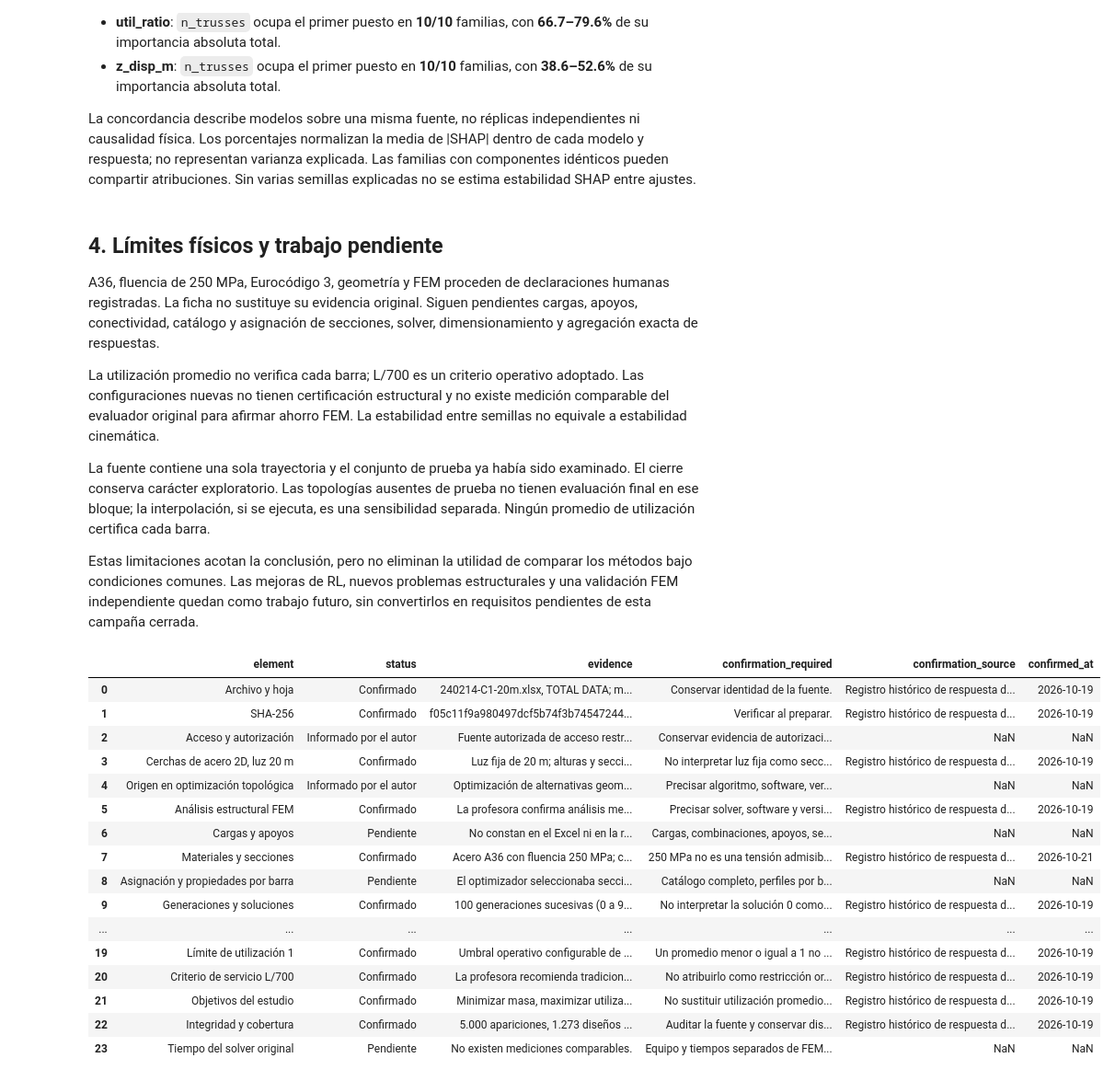
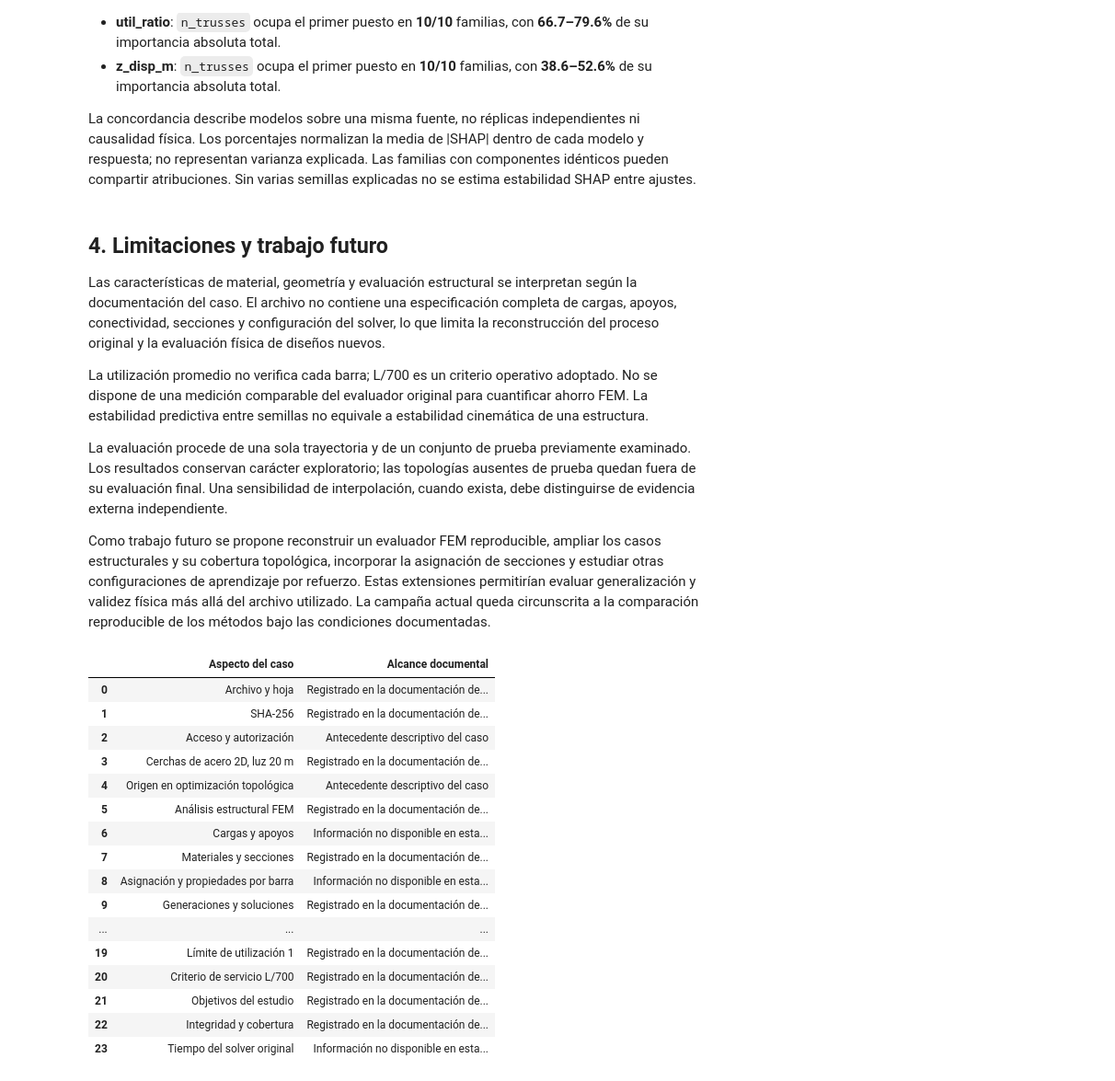
Before and after one commit to cezartdev/proyecto_de_titulo, a Jupyter notebook: notebooks/04_conclusiones.ipynb, the cells around one changed output. Shown at 92% size. Drawn from its saved outputs; the diff is of its cells as text; code cells hidden in the pictures.

```diff
--- a/notebooks/04_conclusiones.ipynb
+++ b/notebooks/04_conclusiones.ipynb
@@ -230,33 +230,34 @@ En la semilla representativa **42**, excluyendo el modelo constante:
 
 La concordancia describe modelos sobre una misma fuente, no réplicas independientes ni causalidad física. Los porcentajes normalizan la media de |SHAP| dentro de cada modelo y respuesta; no representan varianza explicada. Las familias con componentes idénticos pueden compartir atribuciones. Sin varias semillas explicadas no se estima estabilidad SHAP entre ajustes.
 # %% [markdown]
-## 4. Límites físicos y trabajo pendiente
+## 4. Limitaciones y trabajo futuro
 
-A36, fluencia de 250 MPa, Eurocódigo 3, geometría y FEM proceden de declaraciones humanas registradas. La ficha no sustituye su evidencia original. Siguen pendientes cargas, apoyos, conectividad, catálogo y asignación de secciones, solver, dimensionamiento y agregación exacta de respuestas.
+Las características de material, geometría y evaluación estructural se interpretan según la documentación del caso. El archivo no contiene una especificación completa de cargas, apoyos, conectividad, secciones y configuración del solver, lo que limita la reconstrucción del proceso original y la evaluación física de diseños nuevos.
 
-La utilización promedio no verifica cada barra; L/700 es un criterio operativo adoptado. Las configuraciones nuevas no tienen certificación estructural y no existe medición comparable del evaluador original para afirmar ahorro FEM. La estabilidad entre semillas no equivale a estabilidad cinemática.
+La utilización promedio no verifica cada barra; L/700 es un criterio operativo adoptado. No se dispone de una medición comparable del evaluador original para cuantificar ahorro FEM. La estabilidad predictiva entre semillas no equivale a estabilidad cinemática de una estructura.
 
-La fuente contiene una sola trayectoria y el conjunto de prueba ya había sido examinado. El cierre conserva carácter exploratorio. Las topologías ausentes de prueba no tienen evaluación final en ese bloque; la interpolación, si se ejecuta, es una sensibilidad separada. Ningún promedio de utilización certifica cada barra.
+La evaluación procede de una sola trayectoria y de un conjunto de prueba previamente examinado. Los resultados conservan carácter exploratorio; las topologías ausentes de prueba quedan fuera de su evaluación final. Una sensibilidad de interpolación, cuando exista, debe distinguirse de evidencia externa independiente.
 
-Estas limitaciones acotan la conclusión, pero no eliminan la utilidad de comparar los métodos bajo condiciones comunes. Las mejoras de RL, nuevos problemas estructurales y una validación FEM independiente quedan como trabajo futuro, sin convertirlos en requisitos pendientes de esta campaña cerrada.
+Como trabajo futuro se propone reconstruir un evaluador FEM reproducible, ampliar los casos estructurales y su cobertura topológica, incorporar la asignación de secciones y estudiar otras configuraciones de aprendizaje por refuerzo. Estas extensiones permitirían evaluar generalización y validez física más allá del archivo utilizado. La campaña actual queda circunscrita a la comparación reproducible de los métodos bajo las condiciones documentadas.
 # %%
-display(pd.read_csv(REPORT_DIR / "physical_provenance.csv"))
-display(Markdown((REPORT_DIR / "RESULTS.md").read_text(encoding="utf-8")))
+from truss_research.evaluacion.lectura_resultados import physical_scope_table
+
+display(physical_scope_table(REPORT_DIR))
 # %% [output]
-|  | element | status | evidence | confirmation_required | confirmation_source | confirmed_at |
-| 0 | Archivo y hoja | Confirmado | 240214-C1-20m.xlsx, TOTAL DATA; m... | Conservar identidad de la fuente. | Registro histórico de respuesta d... | 2026-10-19 |
-| 1 | SHA-256 | Confirmado | f05c11f9a980497dcf5b74f3b74547244... | Verificar al preparar. | Registro histórico de respuesta d... | 2026-10-19 |
-| 2 | Acceso y autorización | Informado por el autor | Fuente autorizada de acceso restr... | Conservar evidencia de autorizaci... | NaN | NaN |
-| 3 | Cerchas de acero 2D, luz 20 m | Confirmado | Luz fija de 20 m; alturas y secci... | No interpretar luz fija como secc... | Registro histórico de respuesta d... | 2026-10-19 |
-| 4 | Origen en optimización topológica | Informado por el autor | Optimización de alternativas geom... | Precisar algoritmo, software, ver... | NaN | NaN |
-| 5 | Análisis estructural FEM | Confirmado | La profesora confirma análisis me... | Precisar solver, software y versi... | Registro histórico de respuesta d... | 2026-10-19 |
-| 6 | Cargas y apoyos | Pendiente | No constan en el Excel ni en la r... | Cargas, combinaciones, apoyos, se... | NaN | NaN |
-| 7 | Materiales y secciones | Confirmado | Acero A36 con fluencia 250 MPa; c... | 250 MPa no es una tensión admisib... | Registro histórico de respuesta d... | 2026-10-21 |
-| 8 | Asignación y propiedades por barra | Pendiente | El optimizador seleccionaba secci... | Catálogo completo, perfiles por b... | NaN | NaN |
-| 9 | Generaciones y soluciones | Confirmado | 100 generaciones sucesivas (0 a 9... | No interpretar la solución 0 como... | Registro histórico de respuesta d... | 2026-10-19 |
-| ... | ... | ... | ... | ... | ... | ... |
-| 19 | Límite de utilización 1 | Confirmado | Umbral operativo configurable de ... | Un promedio menor o igual a 1 no ... | Registro histórico de respuesta d... | 2026-10-19 |
-| 20 | Criterio de servicio L/700 | Confirmado | La profesora recomienda tradicion... | No atribuirlo como restricción or... | Registro histórico de respuesta d... | 2026-10-19 |
-| 21 | Objetivos del estudio | Confirmado | Minimizar masa, maximizar utiliza... | No sustituir utilización promedio... | Registro histórico de respuesta d... | 2026-10-19 |
-| 22 | Integridad y cobertura | Confirmado | 5.000 apariciones, 1.273 diseños ... | Auditar la fuente y conservar dis... | Registro histórico de respuesta d... | 2026-10-19 |
-| 23 | Tiempo del solver original | Pendiente | No existen mediciones comparables. | Equipo y tiempos separados de FEM... | NaN | NaN |
+|  | Aspecto del caso | Alcance documental |
+| 0 | Archivo y hoja | Registrado en la documentación de... |
+| 1 | SHA-256 | Registrado en la documentación de... |
+| 2 | Acceso y autorización | Antecedente descriptivo del caso |
+| 3 | Cerchas de acero 2D, luz 20 m | Registrado en la documentación de... |
+| 4 | Origen en optimización topológica | Antecedente descriptivo del caso |
+| 5 | Análisis estructural FEM | Registrado en la documentación de... |
+| 6 | Cargas y apoyos | Información no disponible en esta... |
+| 7 | Materiales y secciones | Registrado en la documentación de... |
+| 8 | Asignación y propiedades por barra | Información no disponible en esta... |
+| 9 | Generaciones y soluciones | Registrado en la documentación de... |
+| ... | ... | ... |
+| 19 | Límite de utilización 1 | Registrado en la documentación de... |
+| 20 | Criterio de servicio L/700 | Registrado en la documentación de... |
+| 21 | Objetivos del estudio | Registrado en la documentación de... |
+| 22 | Integridad y cobertura | Registrado en la documentación de... |
+| 23 | Tiempo del solver original | Información no disponible en esta... |
```
Also changed, not shown: parts of 2 cells of this notebook, 8 other files.
